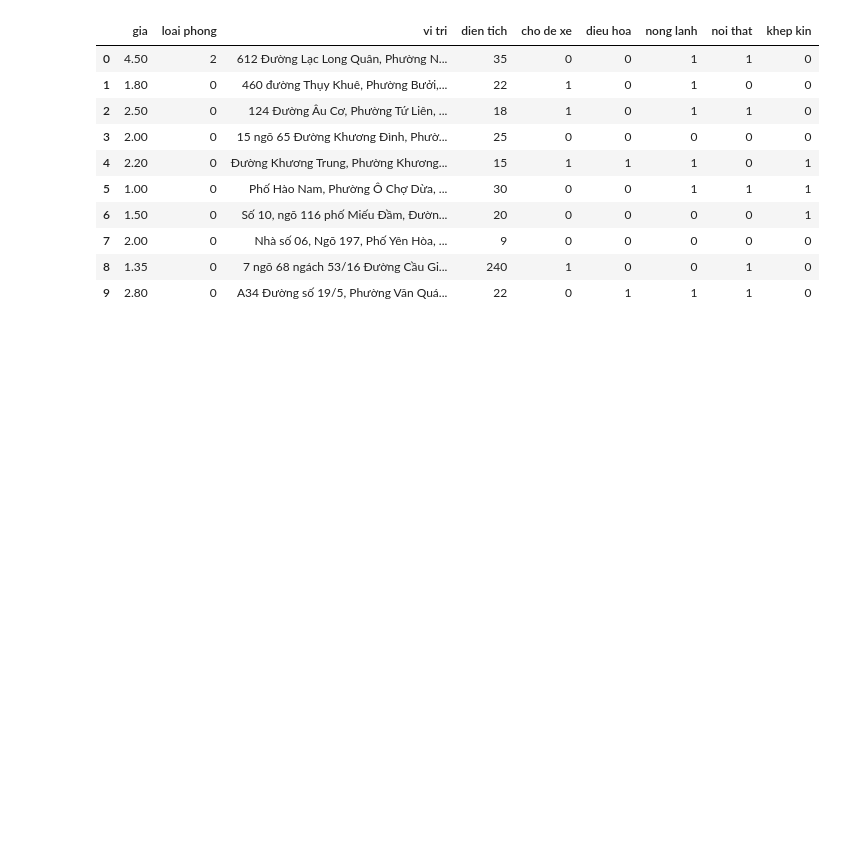
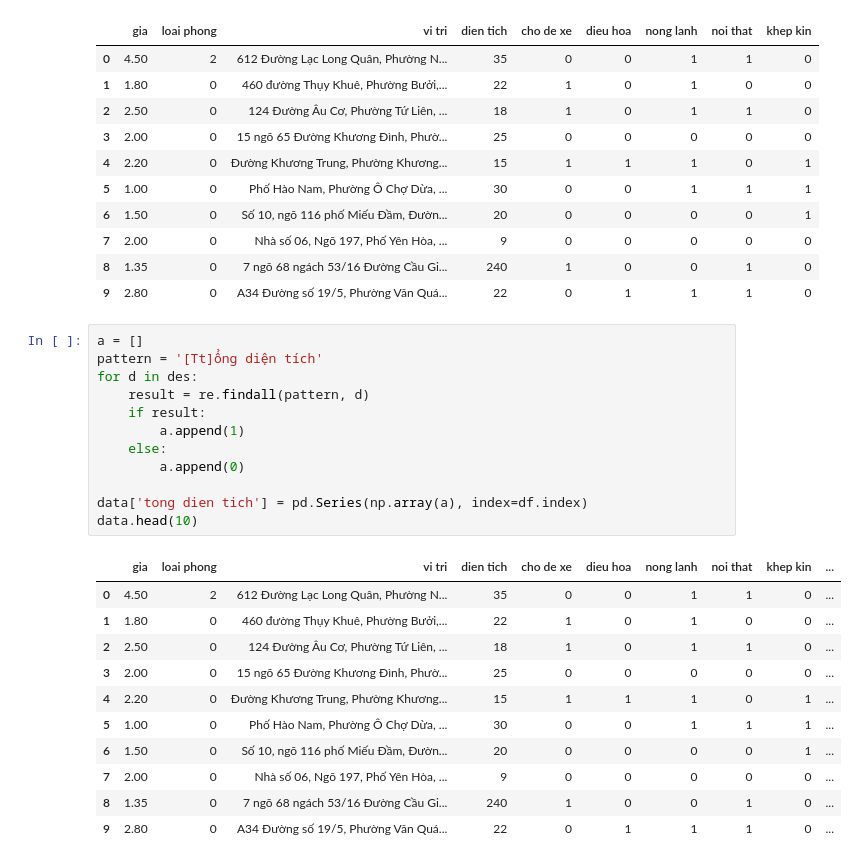
Before and after one commit to NgocNam1512/rental_house_pricing, a Jupyter notebook: phongtro123.ipynb, the cells around one changed output. Saved outputs shown, nothing was run; the diff lists cells and outputs as text; blank space fills up the shorter version.

```diff
--- a/phongtro123.ipynb
+++ b/phongtro123.ipynb
@@ -249,3 +249,27 @@ data.head(10)
 | 7 | 2.00 | 0 | Nhà số 06, Ngõ 197, Phố Yên Hòa, ... | 9 | 0 | 0 | 0 | 0 | 0 |
 | 8 | 1.35 | 0 | 7 ngõ 68 ngách 53/16 Đường Cầu Gi... | 240 | 1 | 0 | 0 | 1 | 0 |
 | 9 | 2.80 | 0 | A34 Đường số 19/5, Phường Văn Quá... | 22 | 0 | 1 | 1 | 1 | 0 |
+# %%
+a = []
+pattern = '[Tt]ổng diện tích'
+for d in des:
+    result = re.findall(pattern, d)
+    if result:
+        a.append(1)
+    else:
+        a.append(0)
+
+data['tong dien tich'] = pd.Series(np.array(a), index=df.index)
+data.head(10)
+# %% [output]
+|  | gia | loai phong | vi tri | dien tich | cho de xe | dieu hoa | nong lanh | noi that | khep kin | ... |
+| 0 | 4.50 | 2 | 612 Đường Lạc Long Quân, Phường N... | 35 | 0 | 0 | 1 | 1 | 0 | ... |
+| 1 | 1.80 | 0 | 460 đường Thụy Khuê, Phường Bưởi,... | 22 | 1 | 0 | 1 | 0 | 0 | ... |
+| 2 | 2.50 | 0 | 124 Đường Âu Cơ, Phường Tứ Liên, ... | 18 | 1 | 0 | 1 | 1 | 0 | ... |
+| 3 | 2.00 | 0 | 15 ngõ 65 Đường Khương Đình, Phườ... | 25 | 0 | 0 | 0 | 0 | 0 | ... |
+| 4 | 2.20 | 0 | Đường Khương Trung, Phường Khương... | 15 | 1 | 1 | 1 | 0 | 1 | ... |
+| 5 | 1.00 | 0 | Phố Hào Nam, Phường Ô Chợ Dừa, ... | 30 | 0 | 0 | 1 | 1 | 1 | ... |
+| 6 | 1.50 | 0 | Số 10, ngõ 116 phố Miếu Đầm, Đườn... | 20 | 0 | 0 | 0 | 0 | 1 | ... |
+| 7 | 2.00 | 0 | Nhà số 06, Ngõ 197, Phố Yên Hòa, ... | 9 | 0 | 0 | 0 | 0 | 0 | ... |
+| 8 | 1.35 | 0 | 7 ngõ 68 ngách 53/16 Đường Cầu Gi... | 240 | 1 | 0 | 0 | 1 | 0 | ... |
+| 9 | 2.80 | 0 | A34 Đường số 19/5, Phường Văn Quá... | 22 | 0 | 1 | 1 | 1 | 0 | ... |
```
Also changed, not shown: parts of 9 cells of this notebook, 1 other file.
